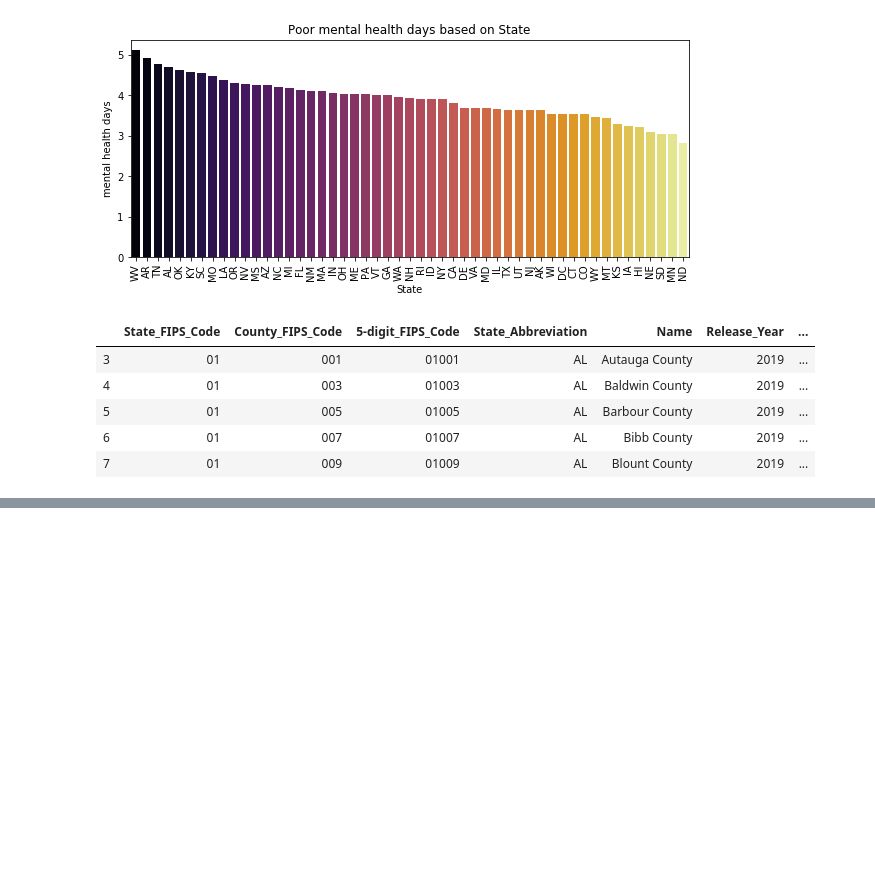
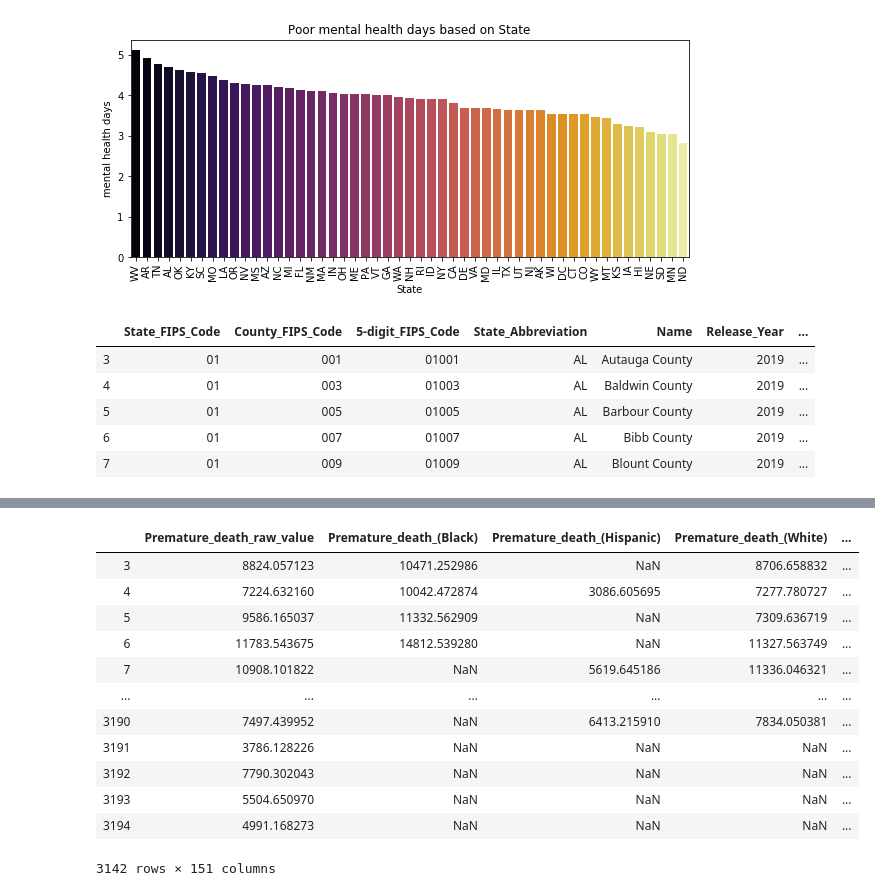
Before and after one commit to nielsbclausen/Mod_4_Project, a Jupyter notebook: Isabel_nb.ipynb, the cells around one changed output, grey strips where cells are left out. Cells and saved outputs as stored; diff of their text form; code cells hidden in the pictures; blank space fills up the shorter version.

```diff
--- a/Isabel_nb.ipynb
+++ b/Isabel_nb.ipynb
@@ -290,0 +309,18 @@ df.head()
+# %%
+df2 = df.iloc[:,7:].astype(float)
+# %%
+df2
+# %% [output]
+|  | Premature_death_raw_value | Premature_death_(Black) | Premature_death_(Hispanic) | Premature_death_(White) | ... |
+| 3 | 8824.057123 | 10471.252986 | NaN | 8706.658832 | ... |
+| 4 | 7224.632160 | 10042.472874 | 3086.605695 | 7277.780727 | ... |
+| 5 | 9586.165037 | 11332.562909 | NaN | 7309.636719 | ... |
+| 6 | 11783.543675 | 14812.539280 | NaN | 11327.563749 | ... |
+| 7 | 10908.101822 | NaN | 5619.645186 | 11336.046321 | ... |
+| ... | ... | ... | ... | ... | ... |
+| 3190 | 7497.439952 | NaN | 6413.215910 | 7834.050381 | ... |
+| 3191 | 3786.128226 | NaN | NaN | NaN | ... |
+| 3192 | 7790.302043 | NaN | NaN | NaN | ... |
+| 3193 | 5504.650970 | NaN | NaN | NaN | ... |
+| 3194 | 4991.168273 | NaN | NaN | NaN | ... |
+3142 rows × 151 columns
```
Also changed, not shown: parts of 4 cells of this notebook.
